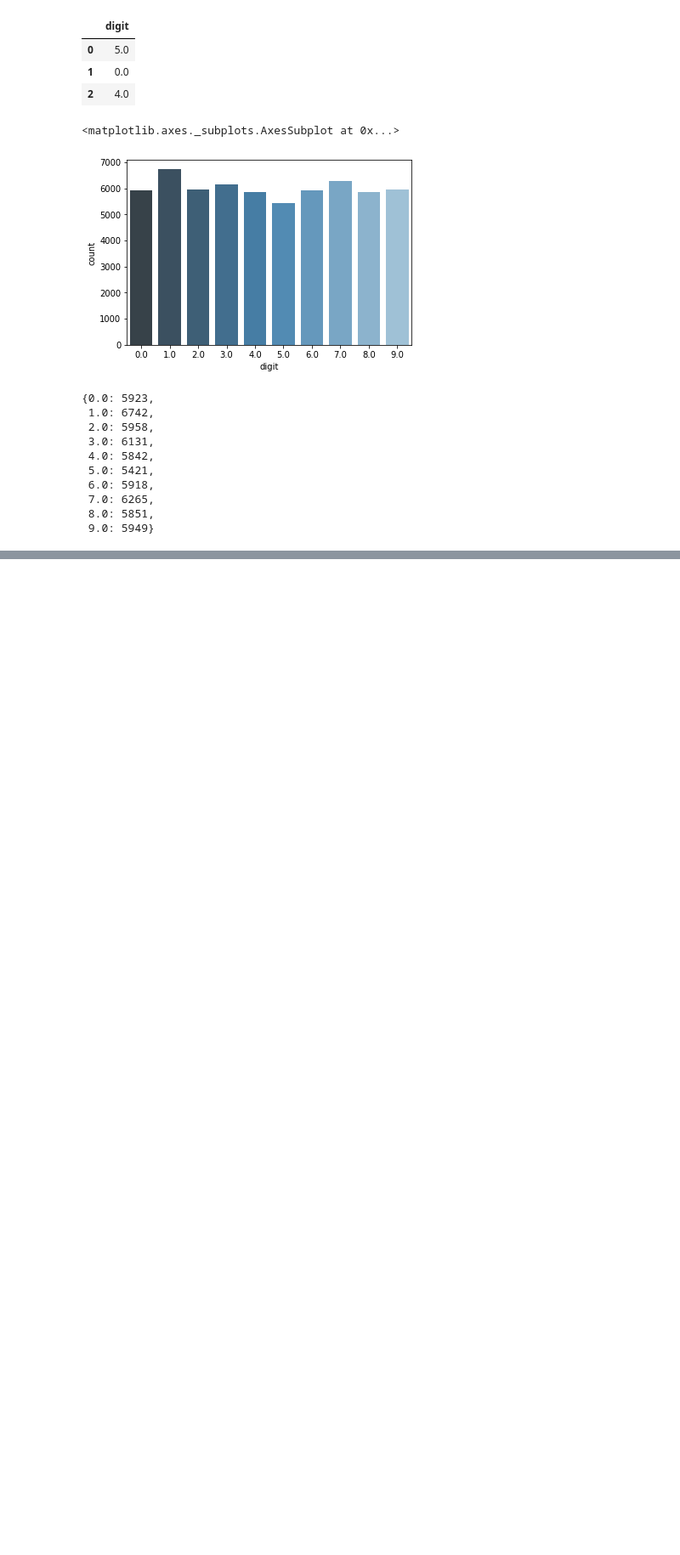
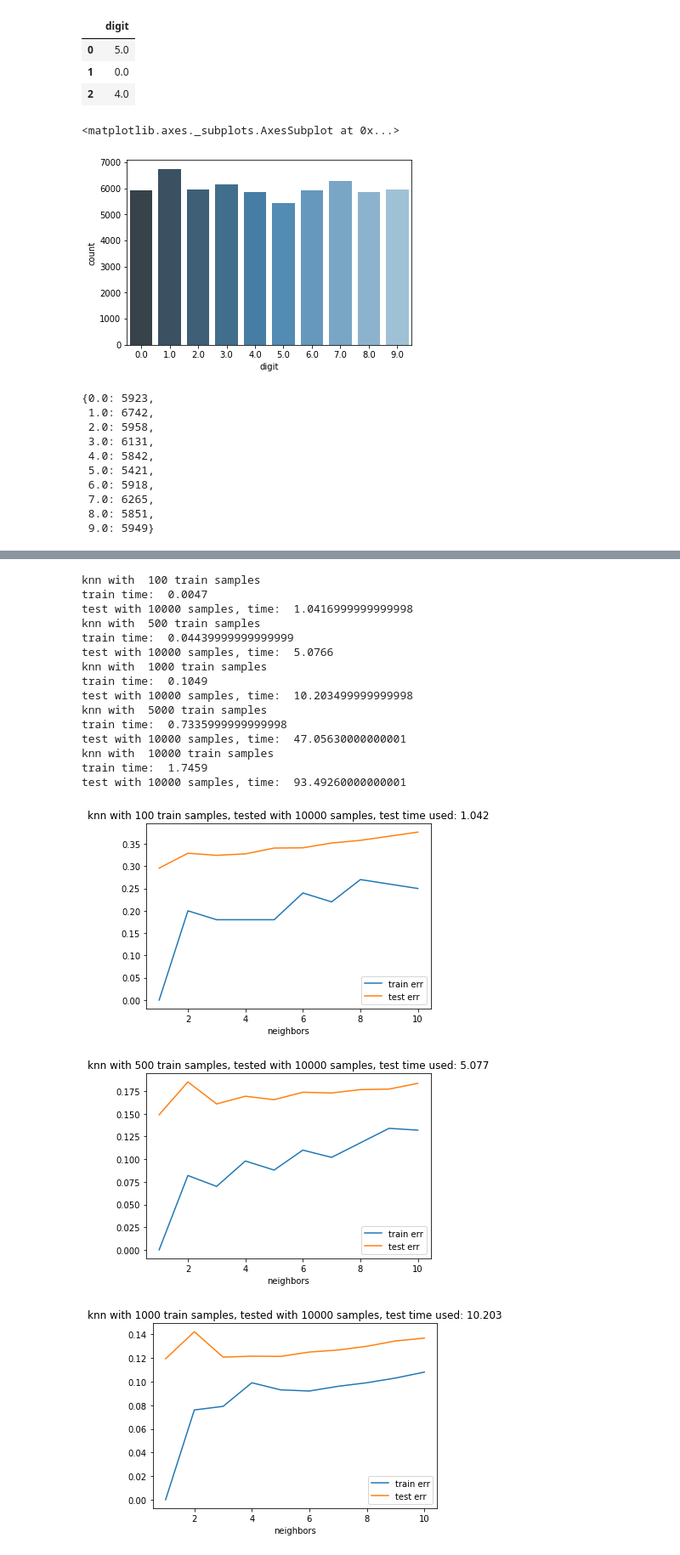
Before and after one commit to CSSE490/finalProject, a Jupyter notebook: Project_Preliminary_Work.ipynb, the cells around one changed output, grey strips where cells are left out. Shown at 85% size. Saved outputs shown, nothing was run; the diff lists cells and outputs as text; code cells hidden in the pictures; blank space fills up the shorter version.

```diff
--- a/Project_Preliminary_Work.ipynb
+++ b/Project_Preliminary_Work.ipynb
@@ -132,0 +169,3 @@ dict(zip(unique, counts))
+# %%
+df = pd.DataFrame.from_records(x_train.flatten().reshape(60000,784))
+df.head(3)
@@ -132,0 +187,2 @@ dict(zip(unique, counts))
+# %%
+df["digit"] = y_train
@@ -132,0 +272,28 @@ dict(zip(unique, counts))
+# %%
+i = 0
+for size in sample_size:
+    print("knn with ", size, "train samples")
+    print("train time: ", stats[i]["time_train"])
+    print("test with 10000 samples, time: ", stats[i]["time_test"])
+    temp = stats[i]["errors"].set_index("neighbors")
+    temp.plot(title="knn with {0} train samples, tested with 10000 samples, test time used: {1}".format(size, round(stats[i]["time_test"],3)))
+    i+=1;
+# %% [output]
+knn with  100 train samples
+train time:  0.0047
+test with 10000 samples, time:  1.0416999999999998
+knn with  500 train samples
+train time:  0.04439999999999999
+test with 10000 samples, time:  5.0766
+knn with  1000 train samples
+train time:  0.1049
+test with 10000 samples, time:  10.203499999999998
+knn with  5000 train samples
+train time:  0.7335999999999998
+test with 10000 samples, time:  47.05630000000001
+knn with  10000 train samples
+train time:  1.7459
+test with 10000 samples, time:  93.49260000000001
+[figure, added]
+[figure, added]
+[figure, added]
```
Also changed, not shown: parts of 12 cells of this notebook.
